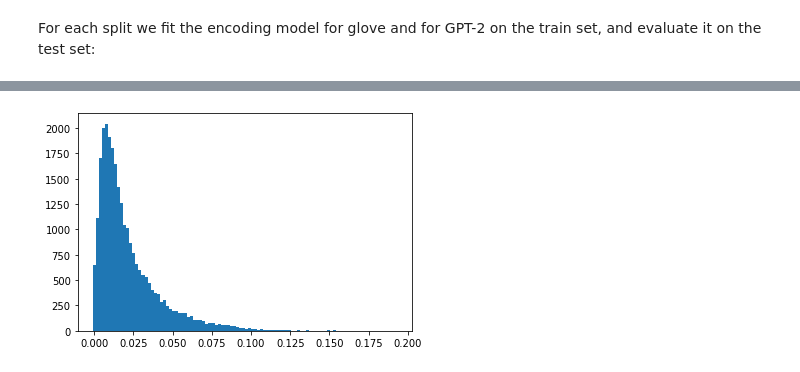
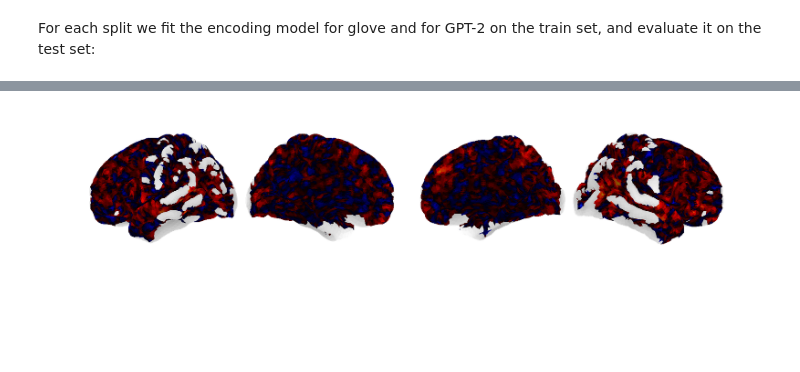
Before and after one commit to AlexandrePsq/fmri_encoder, a Jupyter notebook: main_notebook.ipynb, the cells around one changed output, grey strips where cells are left out. Drawn from its saved outputs; the diff is of its cells as text; code cells hidden in the pictures; blank space fills up the shorter version.

```diff
--- a/main_notebook.ipynb
+++ b/main_notebook.ipynb
@@ -359,6 +359,7 @@ We instantiate the encoding model:
 # %%
 from src.encoder import Encoder
 from src.ridge import CustomRidge
+from src.features import FMRIPipe, FeaturesPipe
 
 fmri_ndim = None
 features_ndim = None
@@ -368,15 +369,15 @@ tr = 1.49
 encoding_method = 'hrf'
 linearmodel = 'ridgecv'
 
-encoder = Encoder(
-    linearmodel=linearmodel,
-    features_reduction_method=features_reduction_method,
+encoder = Encoder(linearmodel=linearmodel, **{'cv': None})
+fmri_pipe = FMRIPipe(
     fmri_reduction_method=fmri_reduction_method,
-    fmri_ndim=fmri_ndim,
-    features_ndim=features_ndim,
-    encoding_method=encoding_method,
-    tr=tr
+    fmri_ndim=fmri_ndim
     )
+features_pipe = FeaturesPipe(
+        features_reduction_method=features_reduction_method,
+        features_ndim=features_ndim
+        )
 # %% [markdown]
 For each split we fit the encoding model for glove and for GPT-2 on the train set, and evaluate it on the test set:
 # %%
@@ -532,5 +569,37 @@ RidgeCV(alpha_per_target=True,
-# %%
-plt.hist(model.best_score_, bins=100)
-plt.show()
-# %% [output]
-[figure, removed]
+# %%
+from src.plotting import pretty_plot
+
+imgs = [np.mean([*scores_improved['glove_improved']], axis=0)]
+kwargs = {
+            'detrend': False,
+            'standardize': False,
+        }
+masker.set_params(**kwargs)
+imgs = [masker.inverse_transform(img) for img in imgs]
+
+zmaps = None
+masks = None
+names = ['GloVe'] # , 'GPT-2'
+
+pretty_plot(
+    imgs,
+    zmaps,
+    masks,
+    names,
+    ref_img=None,
+    vmax=[0.35]*2,
+    cmap='cold_hot',
+    hemispheres=['left', 'right'],
+    views=['lateral', 'medial'],
+    categorical_values=None,
+    inflated=False,
+    saving_folder='./derivatives/',
+    format_figure='pdf',
+    dpi=300,
+    plot_name='test',
+    row_size_factor=6,
+    overlapping=6,
+    column_size_factor=8,
+    )
+# %% [output]
+[figure, added]
```
Also changed, not shown: parts of 10 cells of this notebook, 4 other files.
